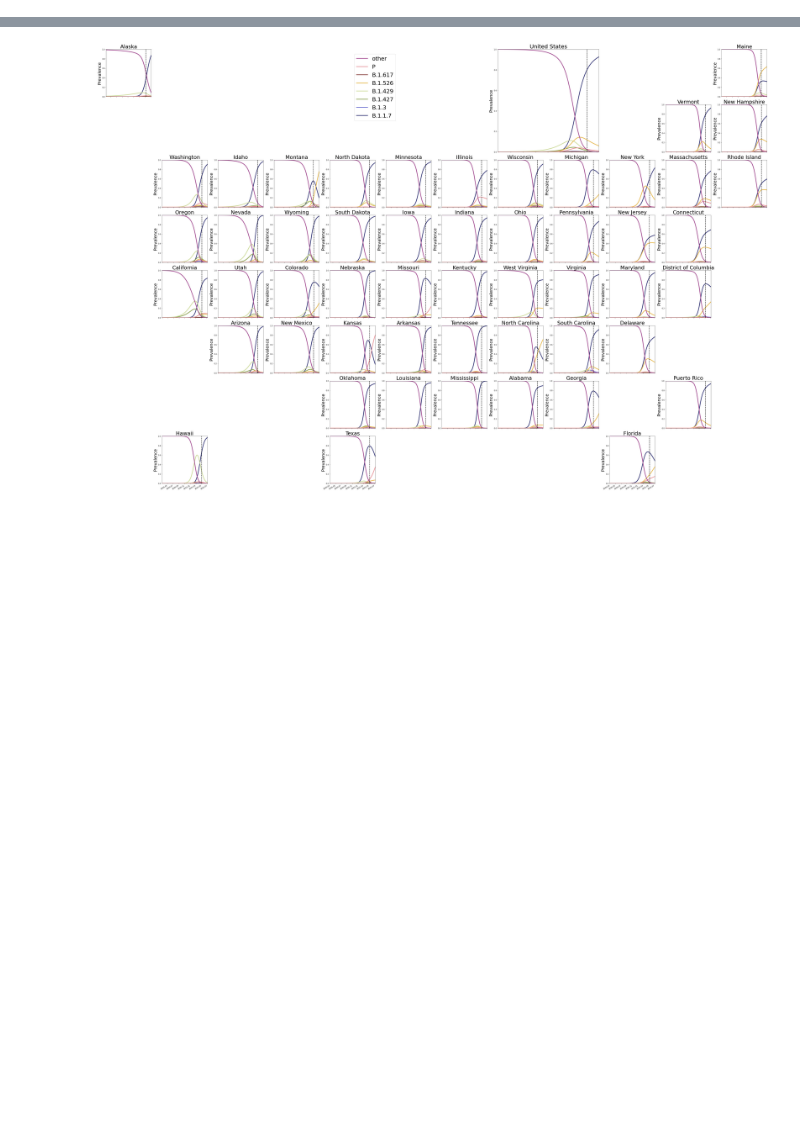
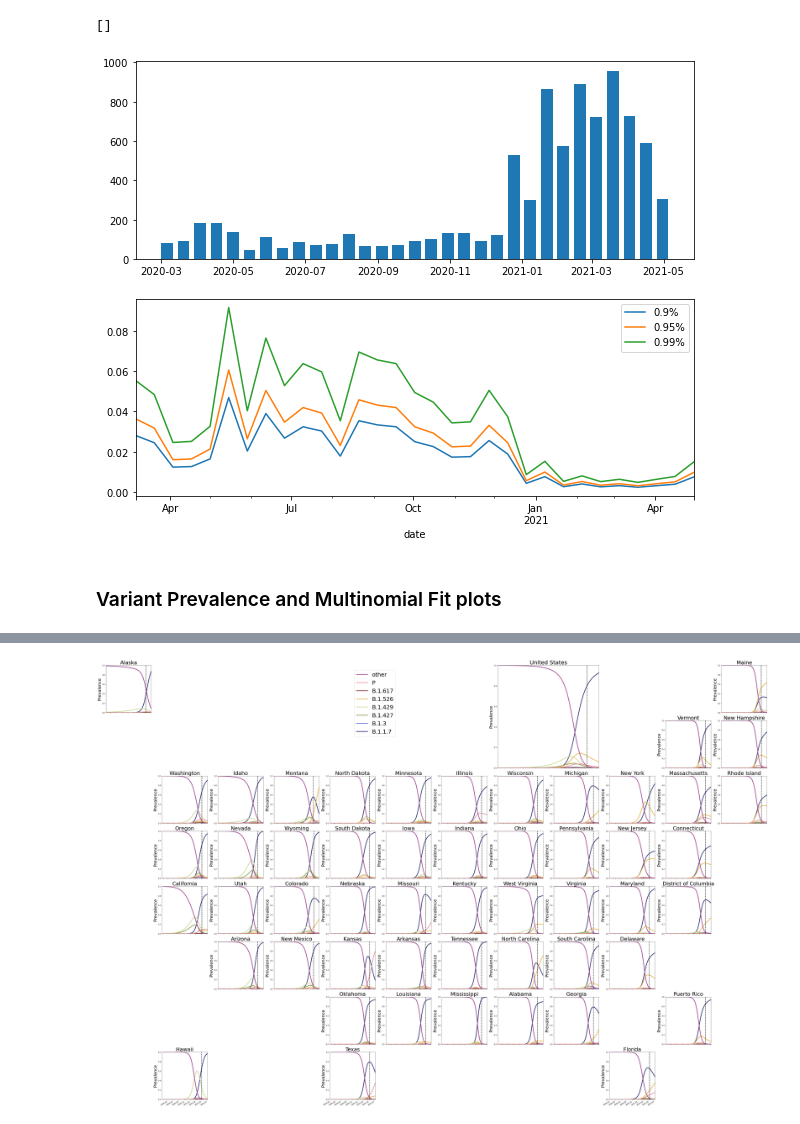
Before and after one commit to itsyosef/bionetworks, a Jupyter notebook: covid/notebooks/variant_muller_projection.ipynb, the cells around one changed output, grey strips where cells are left out. Drawn from its saved outputs; the diff is of its cells as text; code cells hidden in the pictures; blank space fills up the shorter version.

```diff
--- a/covid/notebooks/variant_muller_projection.ipynb
+++ b/covid/notebooks/variant_muller_projection.ipynb
@@ -270,3 +353,20 @@ def plot_variant_predictions(state, ax, num_days_out=60, stackplot=True):
+# %%
+def apply_confidence_bound(col, prob):
+    return 1 - (1 - prob)**(1/col)
+sample_bounds = pd.DataFrame(samples, columns=["samples"])
+for confidence in [0.9, 0.95, 0.99]:
+    sample_bounds[f"{confidence}%"] = apply_confidence_bound(sample_bounds.samples, confidence)
+fig, axs = plt.subplots(2, figsize=(10,8))
+# sample_bounds["samples"].plot(ax=axs[0])
+axs[0].bar(sample_bounds.index, sample_bounds.samples, width=10)
+# twinx=ax.twinx()
+sample_bounds.drop(columns=["samples"]).plot(ax=axs[1])
+axs[1].plot()
+# %% [output]
+[]
+[figure, added]
+# %% [markdown]
+### Variant Prevalence and Multinomial Fit plots
 # %%
 get_state_variants("20", rolling=True).drop(columns=["samples", "days"]).plot()
 # %% [output]
```
Also changed, not shown: parts of 24 cells of this notebook, 5 other files.
